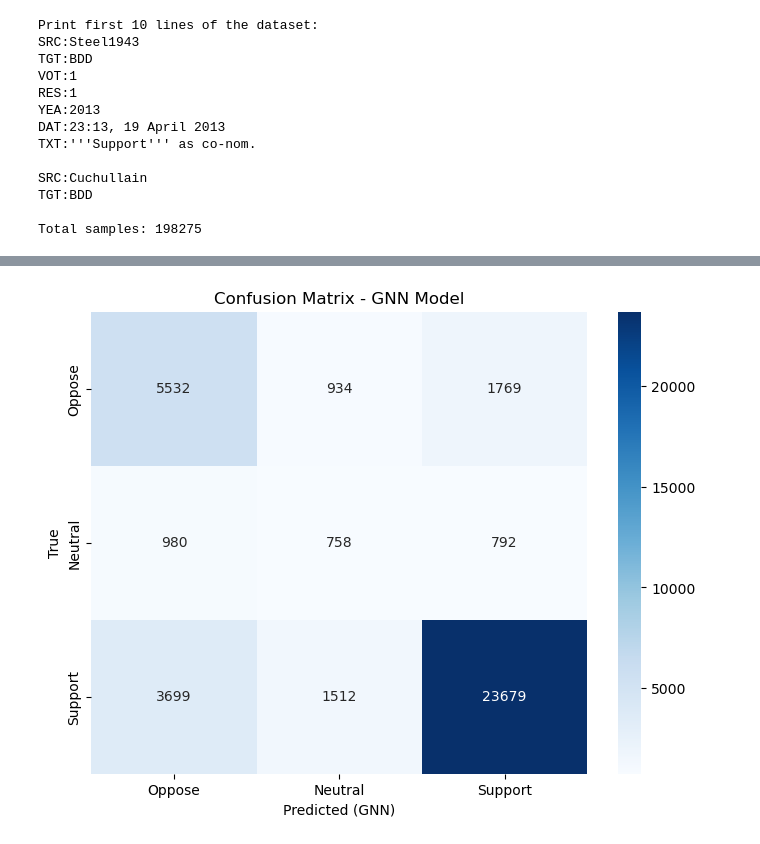
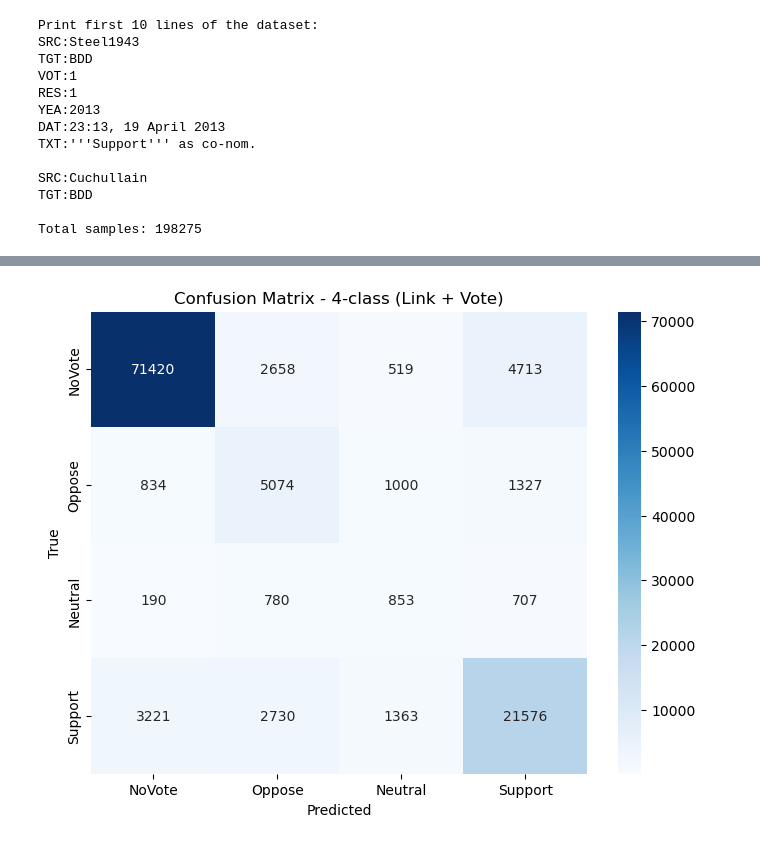
Before and after one commit to Lav-11/LFN_assignment, a Jupyter notebook: gnn_implementation.ipynb, the cells around one changed output, grey strips where cells are left out. Cells and saved outputs as stored; diff of their text form; code cells hidden in the pictures.

Commit message:
addeed gnn link prediction

```diff
--- a/gnn_implementation.ipynb
+++ b/gnn_implementation.ipynb
@@ -81,3 +108,7 @@ for src, tgt, vot in samples:
 
 X = torch.tensor(X, dtype=torch.long)
 y = torch.tensor(y, dtype=torch.long)
+
+# labels for positives: {-1,0,1} -> {1,2,3}
+y_pos = y + 2
+print("Positive edges:", X.size(0))
@@ -147,6 +262,6 @@ test_loader = LinkNeighborLoader(
 # %%
 class GNNVotePredictor(nn.Module):
-    def __init__(self, num_nodes, emb_dim=64, hidden_dim=128, out_dim=3):
+    def __init__(self, num_nodes, emb_dim=64, hidden_dim=128, out_dim=4):
         """
         Args:
             num_nodes: Numero totale di utenti unici.
@@ -185,7 +300,7 @@ class GNNVotePredictor(nn.Module):
         # embedding iniziali solo per i nodi campionati
         x = self.node_emb(batch.n_id)
 
-        # message passing sul subgrafo
+        # message passing on the subgraph
         x = self.conv1(x, batch.edge_index)
         x = F.relu(x)
         x = F.dropout(x, p=0.3, training=self.training)
@@ -208,8 +323,10 @@ optimizer = torch.optim.Adam(model.parameters(), lr=0.001, weight_decay=1e-4)
 class_weights = class_weights.to(device)
 # %%
 def eval_loader(loader):
+    #Return macro-F1 (4-class) and link-F1 plus raw arrays
     model.eval()
     y_pred_all, y_true_all = [], []
+
     with torch.no_grad():
         for batch in loader:
             batch = batch.to(device)
@@ -217,7 +334,15 @@ def eval_loader(loader):
             pred = logits.argmax(dim=1).cpu()
             y_pred_all.append(pred)
             y_true_all.append(batch.edge_label.cpu())
+
     y_pred = torch.cat(y_pred_all).numpy()
     y_true = torch.cat(y_true_all).numpy()
+
     macro_f1 = f1_score(y_true, y_pred, average="macro")
-    return macro_f1, y_true, y_pred
+
+    y_true_link = (y_true != 0).astype(int)
+    y_pred_link = (y_pred != 0).astype(int)
+
+    link_f1 = f1_score(y_true_link, y_pred_link, average="binary")
+
+    return macro_f1, link_f1, y_true, y_pred
@@ -284,31 +414,44 @@ Early stopping. Best Val macro-F1: 0.5770
 # %%
-model.eval()
-y_pred_all = []
-y_true_all = []
+# Final evaluation on TEST
+test_macro_f1, test_link_f1, y_true, y_pred = eval_loader(test_loader)
 
-with torch.no_grad():
-    for batch in test_loader:
-        batch = batch.to(device)
-        logits = model(batch)
-        pred = logits.argmax(dim=1).cpu()
-        y_pred_all.append(pred)
-        y_true_all.append(batch.edge_label.cpu())
+print(f"Test macro-F1(4-class): {test_macro_f1:.4f}")
+print(f"Test link-F1 (existence): {test_link_f1:.4f}")
 
-y_pred = torch.cat(y_pred_all).numpy()
-y_true = torch.cat(y_true_all).numpy()
+print("\n4-class Classification Report (NoVote/Oppose/Neutral/Support):")
+print(classification_report(
+    y_true, y_pred,
+    target_names=["NoVote", "Oppose", "Neutral", "Support"]
+))
 
-# Report di Classificazione
-print("GNN Classification Report:")
-print(classification_report(y_true, y_pred, target_names=["Oppose", "Neutral", "Support"]))
+plt.figure(figsize=(8, 6))
+cm4 = confusion_matrix(y_true, y_pred)
+sns.heatmap(cm4, annot=True, fmt="d", cmap="Blues",
+            xticklabels=["NoVote", "Oppose", "Neutral", "Support"],
+            yticklabels=["NoVote", "Oppose", "Neutral", "Support"])
+plt.xlabel("Predicted")
+plt.ylabel("True")
+plt.title("Confusion Matrix - 4-class (Link + Vote)")
+plt.show()
 
-# Matrice di Confusione
-plt.figure(figsize=(8, 6))
-cm = confusion_matrix(y_true, y_pred)
-sns.heatmap(cm, annot=True, fmt="d", cmap="Blues",
-            xticklabels=["Oppose", "Neutral", "Support"],
-            yticklabels=["Oppose", "Neutral", "Support"])
-plt.xlabel("Predicted (GNN)")
-plt.ylabel("True")
-plt.title("Confusion Matrix - GNN Model")
-plt.show()
+# Link existence report (binary)
+y_true_link = (y_true != 0).astype(int)
+y_pred_link = (y_pred != 0).astype(int)
+print("\nLink existence report (positive = voted):")
+print(classification_report(y_true_link, y_pred_link, target_names=["NoVote", "Voted"]))
+
+# Vote polarity report only on TRUE positives (where a vote exists)
+mask_true_pos = (y_true != 0)
+y_true_vote = y_true[mask_true_pos] - 1   # {1,2,3} -> {0,1,2}
+y_pred_vote = y_pred[mask_true_pos] - 1   # may become -1 if predicted NoVote
+
+mask_valid_pred = (y_pred_vote >= 0)
+y_true_vote = y_true_vote[mask_valid_pred]
+y_pred_vote = y_pred_vote[mask_valid_pred]
+
+print("\nVote polarity report on true-positive links (ignoring cases predicted as NoVote):")
+print(classification_report(
+    y_true_vote, y_pred_vote,
+    target_names=["Oppose", "Neutral", "Support"]
+))
 # %% [output]
@@ -325 +472 @@ weighted avg       0.79      0.76      0.77     39655
-[figure, old version]
+[figure, new version]
```
Also changed, not shown: parts of 18 cells of this notebook.
